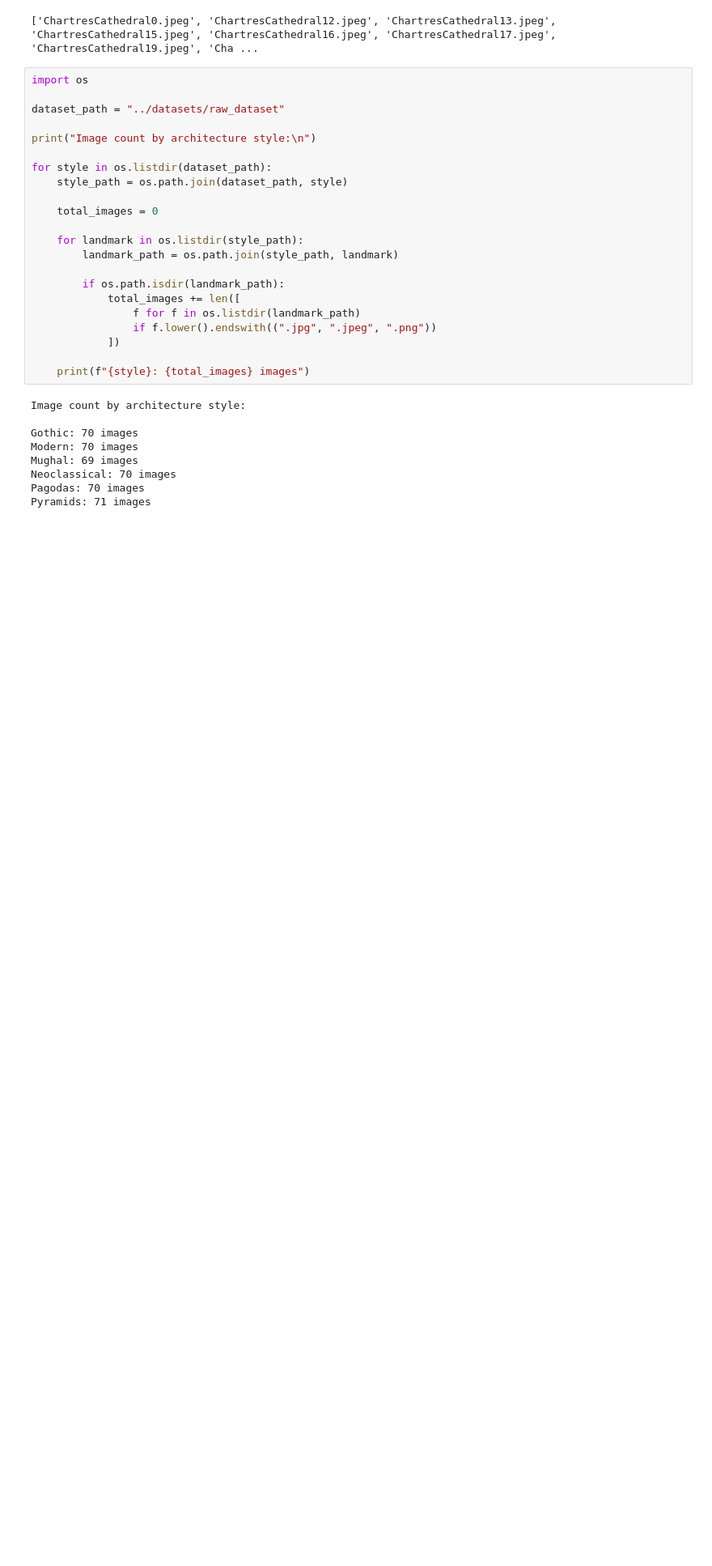
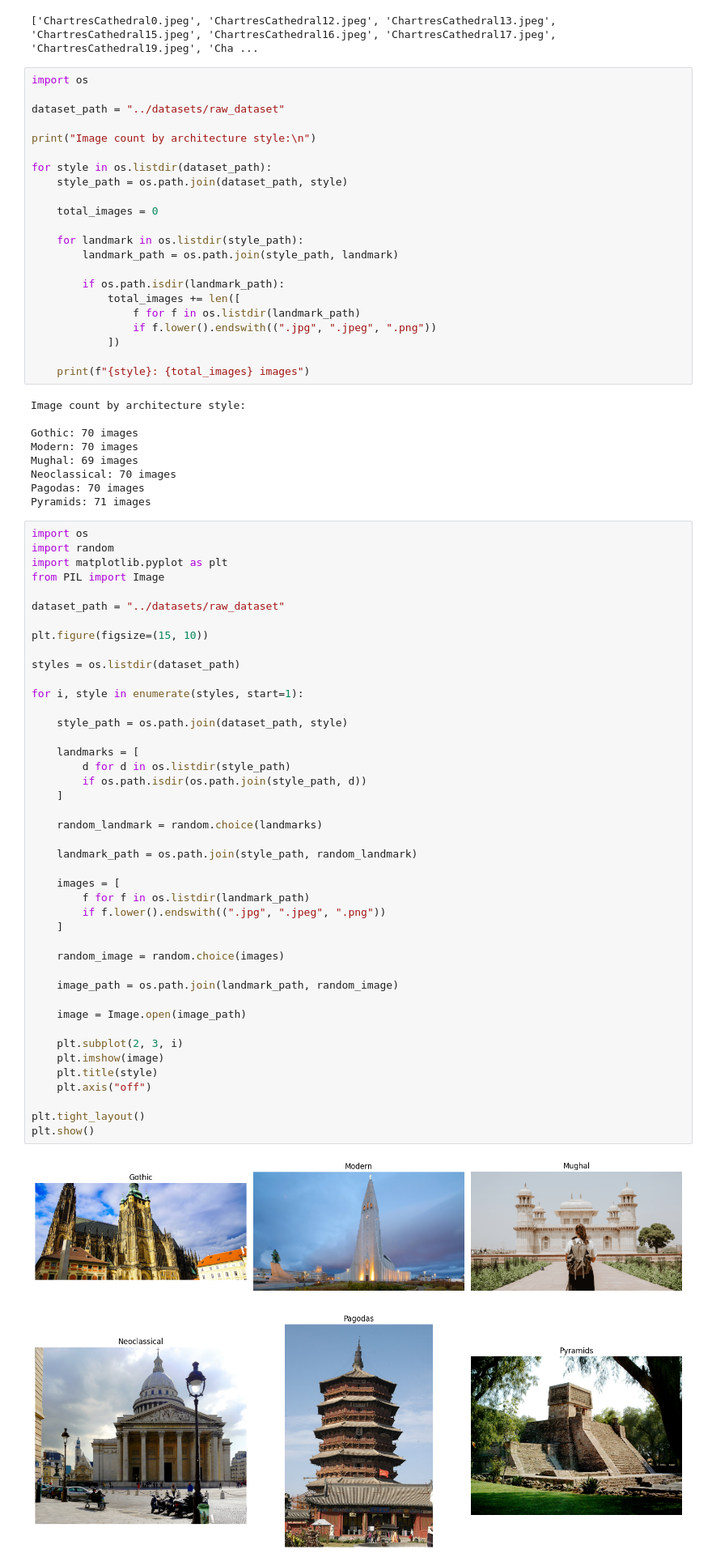
Before and after one commit to Soujana77/Landmark-Recognition-Using-Deep-Learning, a Jupyter notebook: notebooks/landmark_classification.ipynb, the cells around one changed output. Shown at 81% size. Drawn from its saved outputs; the diff is of its cells as text; blank space fills up the shorter version.

```diff
--- a/notebooks/landmark_classification.ipynb
+++ b/notebooks/landmark_classification.ipynb
@@ -155,3 +155,48 @@ Mughal: 69 images
 Neoclassical: 70 images
 Pagodas: 70 images
 Pyramids: 71 images
+# %%
+import os
+import random
+import matplotlib.pyplot as plt
+from PIL import Image
+
+dataset_path = "../datasets/raw_dataset"
+
+plt.figure(figsize=(15, 10))
+
+styles = os.listdir(dataset_path)
+
+for i, style in enumerate(styles, start=1):
+
+    style_path = os.path.join(dataset_path, style)
+
+    landmarks = [
+        d for d in os.listdir(style_path)
+        if os.path.isdir(os.path.join(style_path, d))
+    ]
+
+    random_landmark = random.choice(landmarks)
+
+    landmark_path = os.path.join(style_path, random_landmark)
+
+    images = [
+        f for f in os.listdir(landmark_path)
+        if f.lower().endswith((".jpg", ".jpeg", ".png"))
+    ]
+
+    random_image = random.choice(images)
+
+    image_path = os.path.join(landmark_path, random_image)
+
+    image = Image.open(image_path)
+
+    plt.subplot(2, 3, i)
+    plt.imshow(image)
+    plt.title(style)
+    plt.axis("off")
+
+plt.tight_layout()
+plt.show()
+# %% [output]
+[figure, added]
```
Also changed, not shown: parts of 3 cells of this notebook.
